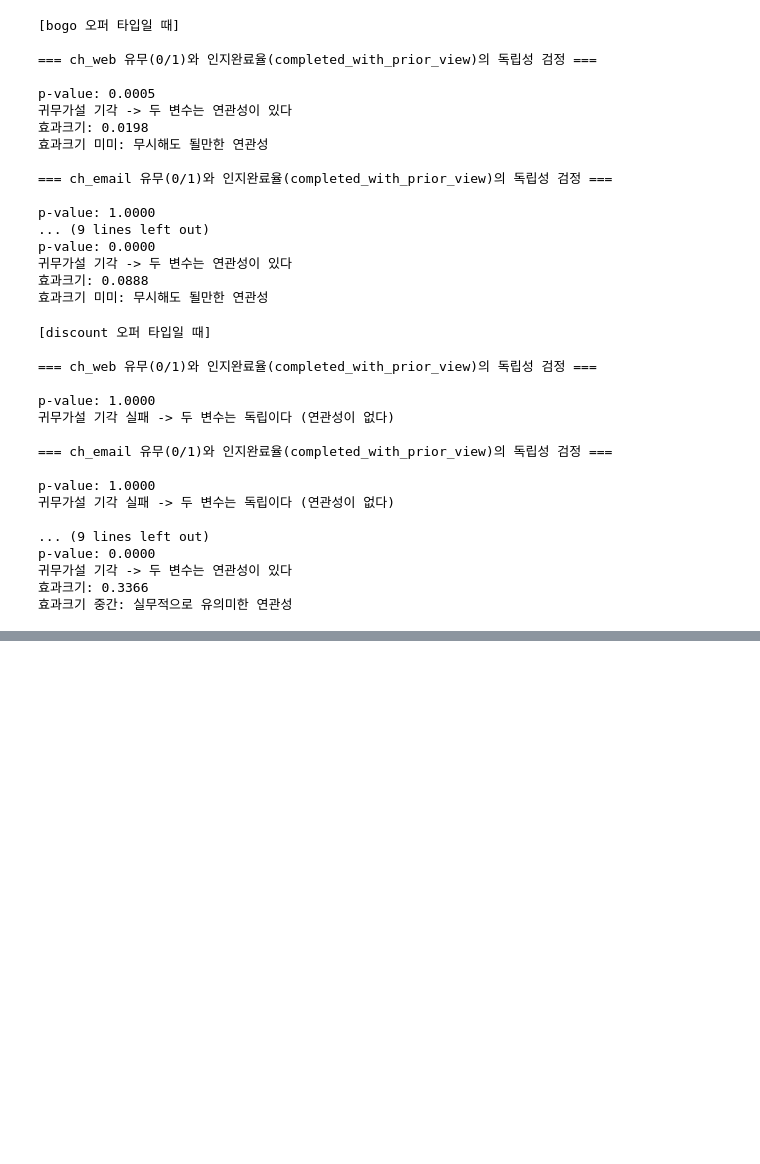
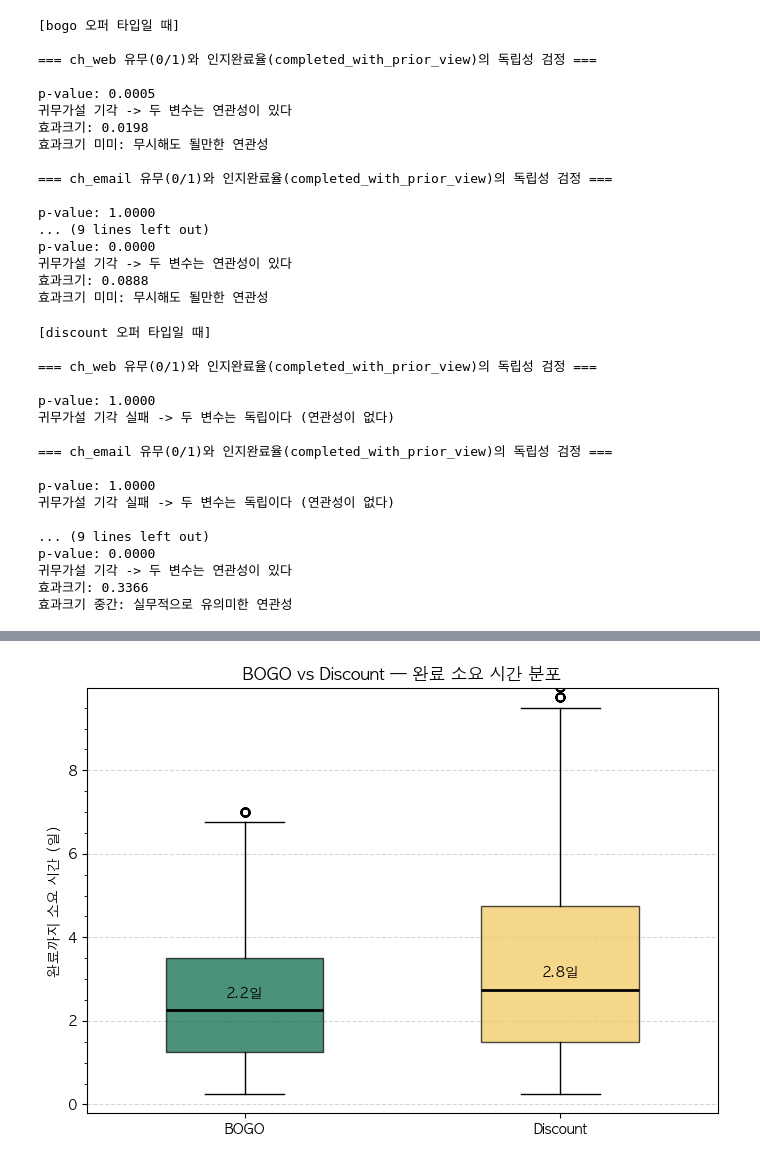
Before and after one commit to rladbstj56/practice_project, a Jupyter notebook: Myun_EDA/03_analysis_final_mine.ipynb, the cells around one changed output, grey strips where cells are left out. Cells and saved outputs as stored; diff of their text form; code cells hidden in the pictures; blank space fills up the shorter version.

```diff
--- a/Myun_EDA/03_analysis_final_mine.ipynb
+++ b/Myun_EDA/03_analysis_final_mine.ipynb
@@ -829,11 +823,10 @@ display(eff_metrics(bd_all, 'age_group').reindex(age_order).style.format(fmt2))
 | 50대 | 8027 | 4824 | 3203 | 60.1% | 39.9% |
 | 60대 이상 | 13245 | 8042 | 5203 | 60.7% | 39.3% |
 # %%
-bd_g = bd[bd['gender'].isin(gender_order)].copy()
-bd_g['aware_completed'] = bd_g['is_completed'] & bd_g['completed_with_prior_view']
+bd_mf['aware_completed'] = bd_mf['is_completed'] & bd_mf['completed_with_prior_view']
 
 # 완료율 히트맵
-heatmap_gender = bd_g.groupby(['gender','offer_type'])['aware_completed'].mean().unstack() * 100
+heatmap_gender = bd_mf.groupby(['gender','offer_type'])['aware_completed'].mean().unstack() * 100
 print('')
 print("완료율 히트맵 (%):")
 
@@ -850,7 +843,7 @@ print('')
 print("오퍼 유형별 성별 완료율 + 95% CI:")
 ci_rows = []
 for ot in ['bogo', 'discount']:
-    sub = bd_g[bd_g['offer_type']==ot]
+    sub = bd_mf[bd_mf['offer_type']==ot]
     for g in ['F', 'M']:
         g_sub = sub[sub['gender']==g]
         n, k = len(g_sub), g_sub['aware_completed'].sum()
@@ -1798,0 +1933,9 @@ p-value: 0.0000
+# %%
+funnel['duration'] = funnel['duration'].astype(int)
+dur_dist = (
+    funnel.groupby(['offer_type', 'duration'])
+    .size()
+    .reset_index(name='건수')
+)
+dur_pivot = dur_dist.pivot(index='offer_type', columns='duration', values='건수').fillna(0).astype(int)
+display(dur_pivot.style.format('{:,}'))
@@ -1798,0 +2028,42 @@ p-value: 0.0000
+# %%
+# BOGO vs Discount — 완료 소요 시간 분포
+import matplotlib.ticker as ticker
+
+plot_df = funnel[funnel['offer_type'].isin(['bogo', 'discount']) & funnel['is_completed'] & funnel['completed_with_prior_view']].copy()
+plot_df['gap_days'] = plot_df['gap_to_complete'] / 24
+
+fig, ax = plt.subplots(figsize=(7, 5))
+
+groups = [
+    plot_df.loc[plot_df['offer_type'] == 'bogo', 'gap_days'],
+    plot_df.loc[plot_df['offer_type'] == 'discount', 'gap_days'],
+]
+bp = ax.boxplot(groups, labels=['BOGO', 'Discount'],
+                patch_artist=True, widths=0.5,
+                medianprops=dict(color='black', linewidth=2))
+
+colors = ['#006241', '#F2C75C']
+for patch, color in zip(bp['boxes'], colors):
+    patch.set_facecolor(color)
+    patch.set_alpha(0.7)
+
+# 실제 whisker 끝값 기준으로 ylim 설정
+whisker_bottoms = [w.get_ydata()[1] for w in bp['whiskers'][0::2]]
+whisker_tops = [w.get_ydata()[1] for w in bp['whiskers'][1::2]]
+margin = (max(whisker_tops) - min(whisker_bottoms)) * 0.05
+ax.set_ylim(min(whisker_bottoms) - margin, max(whisker_tops) + margin)
+
+ax.set_ylabel('완료까지 소요 시간 (일)')
+ax.set_title('BOGO vs Discount — 완료 소요 시간 분포')
+ax.yaxis.set_minor_locator(ticker.AutoMinorLocator())
+ax.grid(axis='y', linestyle='--', alpha=0.5)
+
+# 중앙값 텍스트 표시
+for i, g in enumerate(groups, 1):
+    ax.text(i, g.median() + margin * 0.5, f'{g.median():.1f}일',
+            ha='center', va='bottom', fontsize=10, fontweight='bold')
+
+plt.tight_layout()
+plt.show()
+# %% [output]
+[figure, added]
```
Also changed, not shown: parts of 25 cells of this notebook.
